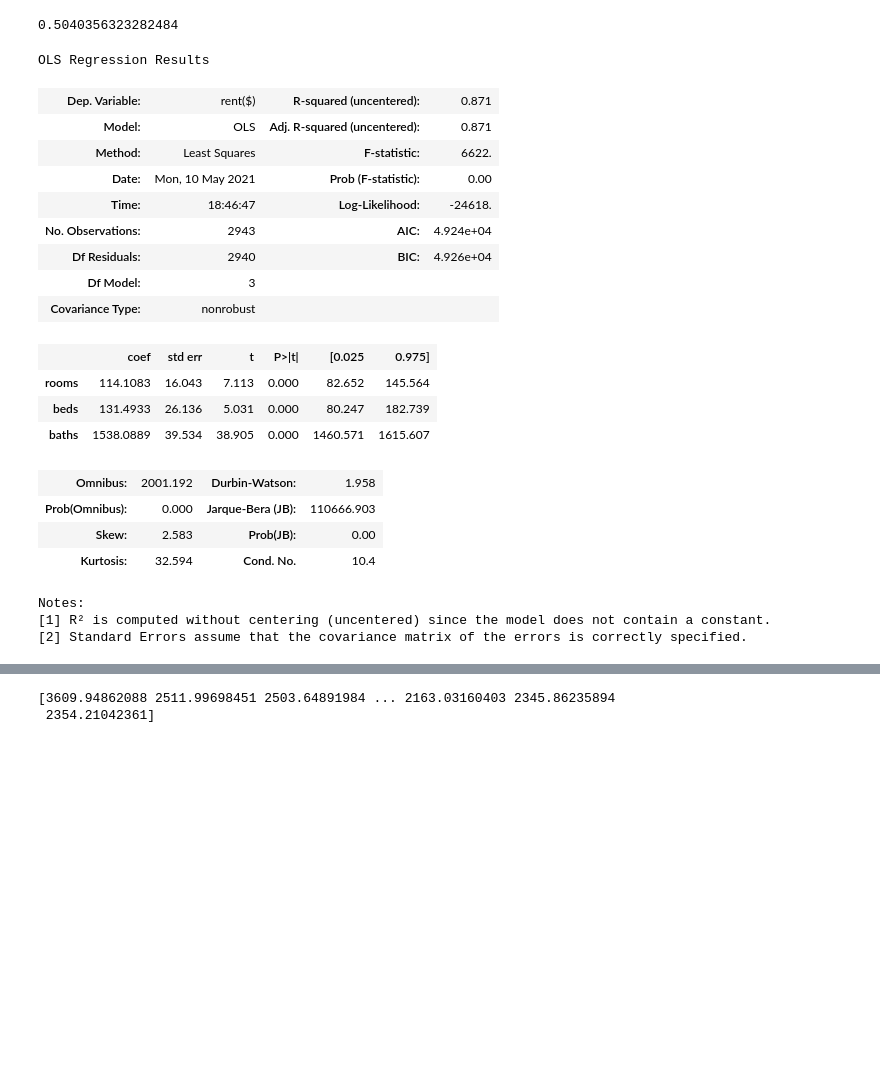
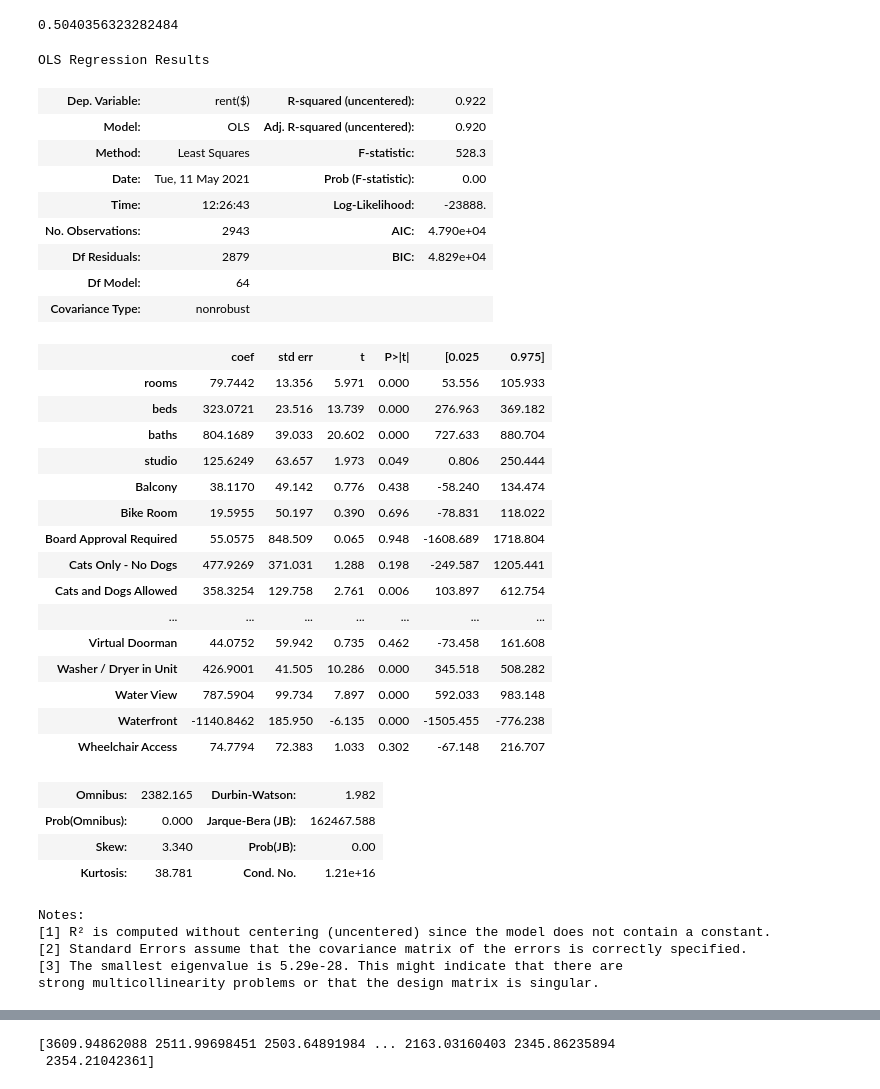
Before and after one commit to nickdellaquilo/Apartment-Regression, a Jupyter notebook: MVP Regression.ipynb, the cells around one changed output, grey strips where cells are left out. Cells and saved outputs as stored; diff of their text form; code cells hidden in the pictures; blank space fills up the shorter version.

```diff
--- a/MVP Regression.ipynb
+++ b/MVP Regression.ipynb
@@ -158,29 +213,43 @@ lr.fit(X, y)
 lr.score(X, y)
 # %% [output]
 0.5040356323282484
-# %%
-lm = sm.OLS(y, X)
-O = lm.fit()
-O.summary()
-# %% [output]
-OLS Regression Results
-| Dep. Variable: | rent($) | R-squared (uncentered): | 0.871 |
-| Model: | OLS | Adj. R-squared (uncentered): | 0.871 |
-| Method: | Least Squares | F-statistic: | 6622. |
-| Date: | Mon, 10 May 2021 | Prob (F-statistic): | 0.00 |
-| Time: | 18:46:47 | Log-Likelihood: | -24618. |
-| No. Observations: | 2943 | AIC: | 4.924e+04 |
-| Df Residuals: | 2940 | BIC: | 4.926e+04 |
-| Df Model: | 3 |  |  |
-| Covariance Type: | nonrobust |  |  |
-|  | coef | std err | t | P>|t| | [0.025 | 0.975] |
-| rooms | 114.1083 | 16.043 | 7.113 | 0.000 | 82.652 | 145.564 |
-| beds | 131.4933 | 26.136 | 5.031 | 0.000 | 80.247 | 182.739 |
-| baths | 1538.0889 | 39.534 | 38.905 | 0.000 | 1460.571 | 1615.607 |
-| Omnibus: | 2001.192 | Durbin-Watson: | 1.958 |
-| Prob(Omnibus): | 0.000 | Jarque-Bera (JB): | 110666.903 |
-| Skew: | 2.583 | Prob(JB): | 0.00 |
-| Kurtosis: | 32.594 | Cond. No. | 10.4 |
-Notes:
-[1] R² is computed without centering (uncentered) since the model does not contain a constant.
-[2] Standard Errors assume that the covariance matrix of the errors is correctly specified.
+# %%
+lm3 = sm.OLS(y, X)
+o3 = lm3.fit()
+o3.summary()
+# %% [output]
+OLS Regression Results
+| Dep. Variable: | rent($) | R-squared (uncentered): | 0.922 |
+| Model: | OLS | Adj. R-squared (uncentered): | 0.920 |
+| Method: | Least Squares | F-statistic: | 528.3 |
+| Date: | Tue, 11 May 2021 | Prob (F-statistic): | 0.00 |
+| Time: | 12:26:43 | Log-Likelihood: | -23888. |
+| No. Observations: | 2943 | AIC: | 4.790e+04 |
+| Df Residuals: | 2879 | BIC: | 4.829e+04 |
+| Df Model: | 64 |  |  |
+| Covariance Type: | nonrobust |  |  |
+|  | coef | std err | t | P>|t| | [0.025 | 0.975] |
+| rooms | 79.7442 | 13.356 | 5.971 | 0.000 | 53.556 | 105.933 |
+| beds | 323.0721 | 23.516 | 13.739 | 0.000 | 276.963 | 369.182 |
+| baths | 804.1689 | 39.033 | 20.602 | 0.000 | 727.633 | 880.704 |
+| studio | 125.6249 | 63.657 | 1.973 | 0.049 | 0.806 | 250.444 |
+| Balcony | 38.1170 | 49.142 | 0.776 | 0.438 | -58.240 | 134.474 |
+| Bike Room | 19.5955 | 50.197 | 0.390 | 0.696 | -78.831 | 118.022 |
+| Board Approval Required | 55.0575 | 848.509 | 0.065 | 0.948 | -1608.689 | 1718.804 |
+| Cats Only - No Dogs | 477.9269 | 371.031 | 1.288 | 0.198 | -249.587 | 1205.441 |
+| Cats and Dogs Allowed | 358.3254 | 129.758 | 2.761 | 0.006 | 103.897 | 612.754 |
+| ... | ... | ... | ... | ... | ... | ... |
+| Virtual Doorman | 44.0752 | 59.942 | 0.735 | 0.462 | -73.458 | 161.608 |
+| Washer / Dryer in Unit | 426.9001 | 41.505 | 10.286 | 0.000 | 345.518 | 508.282 |
+| Water View | 787.5904 | 99.734 | 7.897 | 0.000 | 592.033 | 983.148 |
+| Waterfront | -1140.8462 | 185.950 | -6.135 | 0.000 | -1505.455 | -776.238 |
+| Wheelchair Access | 74.7794 | 72.383 | 1.033 | 0.302 | -67.148 | 216.707 |
+| Omnibus: | 2382.165 | Durbin-Watson: | 1.982 |
+| Prob(Omnibus): | 0.000 | Jarque-Bera (JB): | 162467.588 |
+| Skew: | 3.340 | Prob(JB): | 0.00 |
+| Kurtosis: | 38.781 | Cond. No. | 1.21e+16 |
+Notes:
+[1] R² is computed without centering (uncentered) since the model does not contain a constant.
+[2] Standard Errors assume that the covariance matrix of the errors is correctly specified.
+[3] The smallest eigenvalue is 5.29e-28. This might indicate that there are
+strong multicollinearity problems or that the design matrix is singular.
```
Also changed, not shown: parts of 21 cells of this notebook, 1 other file.
